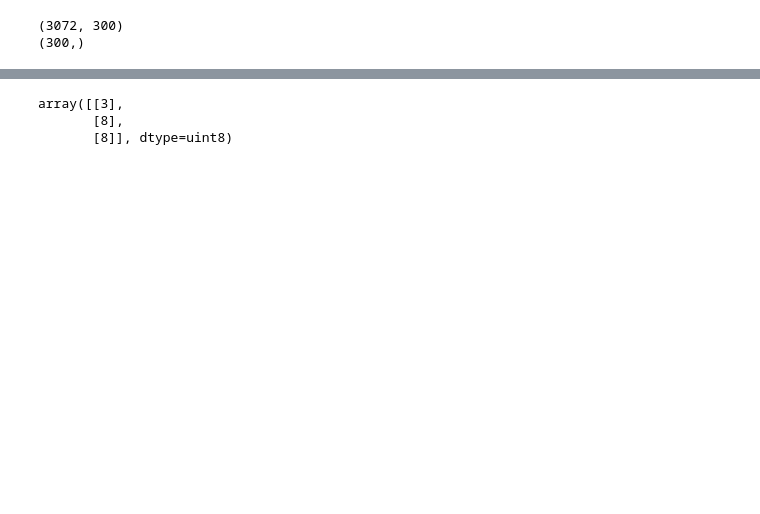
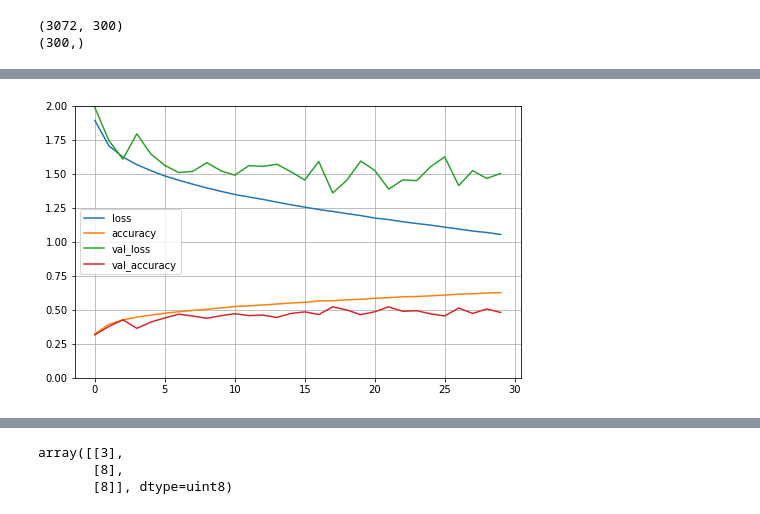
Before and after one commit to Mintu-Vipin/Centennial_S3_AI-ML-Python, a Jupyter notebook: MintuVipinJoy_COMP258Lab2_Ex2.ipynb, the cells around one changed output, grey strips where cells are left out. Saved outputs shown, nothing was run; the diff lists cells and outputs as text; code cells hidden in the pictures; blank space fills up the shorter version.

```diff
--- a/MintuVipinJoy_COMP258Lab2_Ex2.ipynb
+++ b/MintuVipinJoy_COMP258Lab2_Ex2.ipynb
@@ -93,3 +107,8 @@ print(biases.shape)
 # %% [output]
 (3072, 300)
 (300,)
+# %%
+# Compiling the model (this will require choosing a loos function, optimizer, and metric)
+model.compile(loss="sparse_categorical_crossentropy",
+              optimizer="sgd",
+              metrics=["accuracy"])
@@ -95,0 +136,10 @@ print(biases.shape)
+# %%
+import pandas as pd
+import matplotlib.pyplot as plt
+
+pd.DataFrame(history.history).plot(figsize=(8, 5))
+plt.grid(True)
+plt.gca().set_ylim(0, 2) # set the vertical range to [0-2]
+plt.show()
+# %% [output]
+[figure, added]
```
Also changed, not shown: parts of 41 cells of this notebook.
